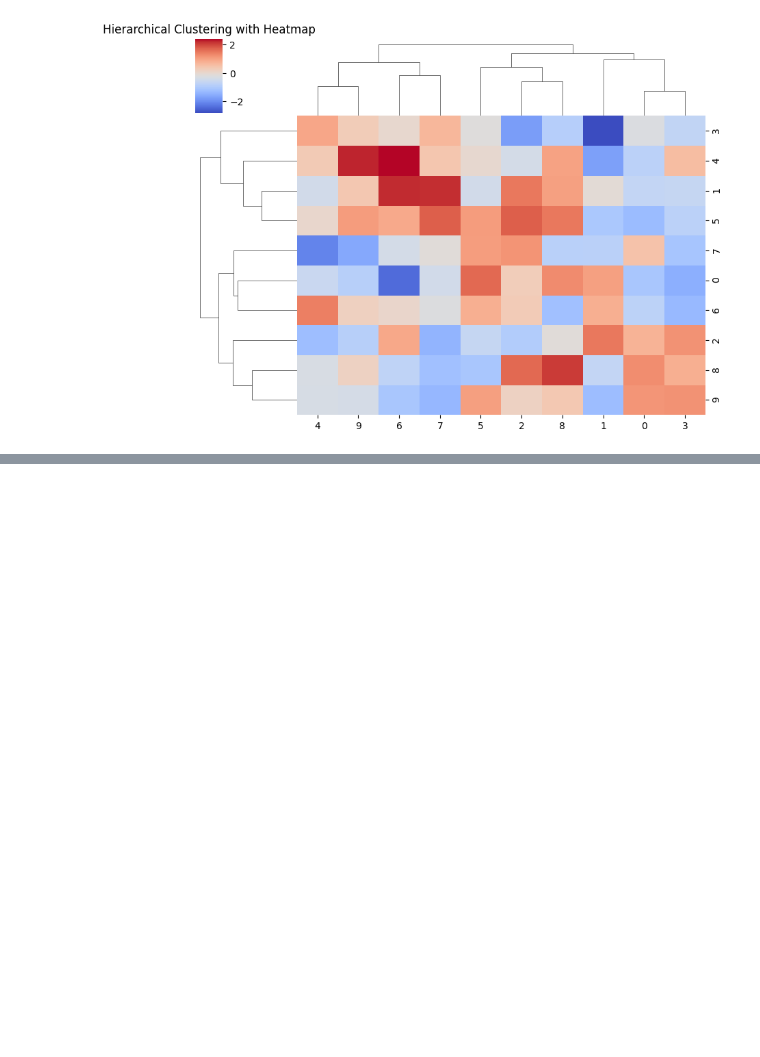
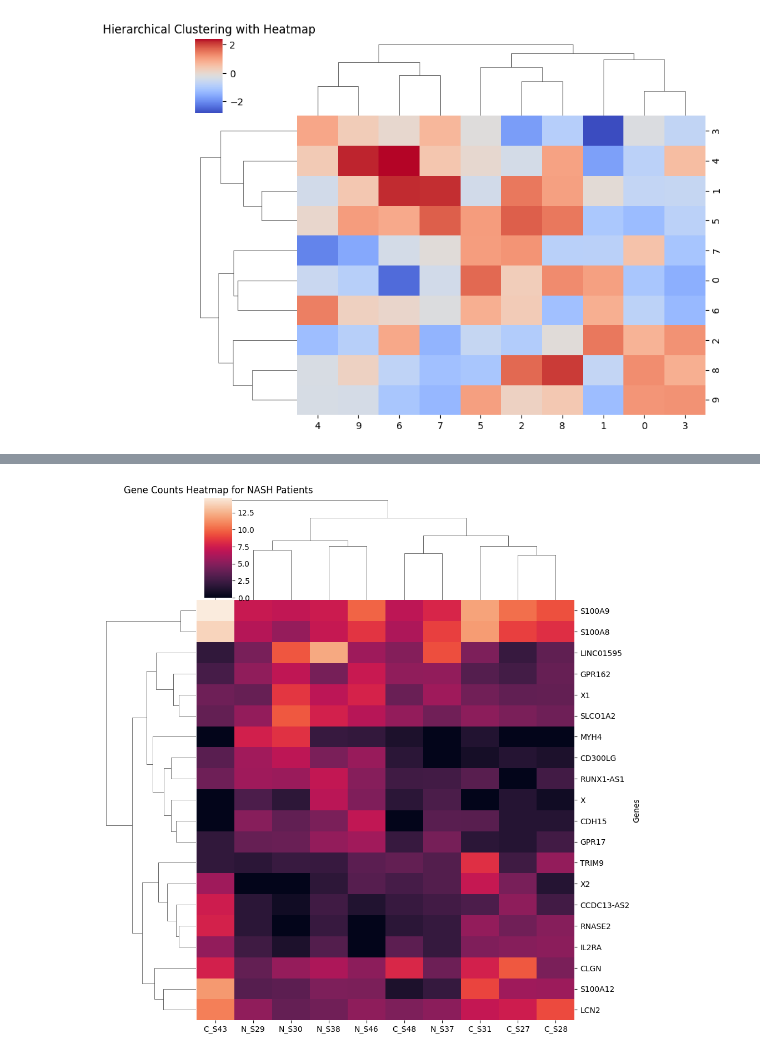
Before and after one commit to zrsteff/CSC587, a Jupyter notebook: Lab 13 - lab_hiearchicalclustering.ipynb, the cells around one changed output, grey strips where cells are left out. Cells and saved outputs as stored; diff of their text form; code cells hidden in the pictures; blank space fills up the shorter version.

```diff
--- a/Lab 13 - lab_hiearchicalclustering.ipynb
+++ b/Lab 13 - lab_hiearchicalclustering.ipynb
@@ -59,3 +60,11 @@ plt.show()
 import pandas as pd
 #please read log_top_counts_nash.csv from the DATA folder and make sure that you reset your index to the first column which goes by "Genes"
 #use head() to make sure you have Genes set index (gene names should work like rownames in R)
+# %%
+import pandas as pd
+
+file_path = '/content/drive/MyDrive/DATA/log_top_counts_nash.csv'
+
+df_nash = pd.read_csv(file_path, index_col='Genes')
+print(f"Successfully loaded data from {file_path}")
+display(df_nash.head())
@@ -62,2 +80,9 @@ import pandas as pd
 # %%
 #please use seaborns clustermap feature to create a heatmap for gene counts from the NASH patients.
+sns.clustermap(df_nash,
+               figsize=(10, 10),
+               cbar_pos=(0.2, 0.8, 0.05, 0.18))
+plt.title("Gene Counts Heatmap for NASH Patients")
+plt.show()
+# %% [output]
+[figure, added]
```
Also changed, not shown: parts of 3 cells of this notebook.
